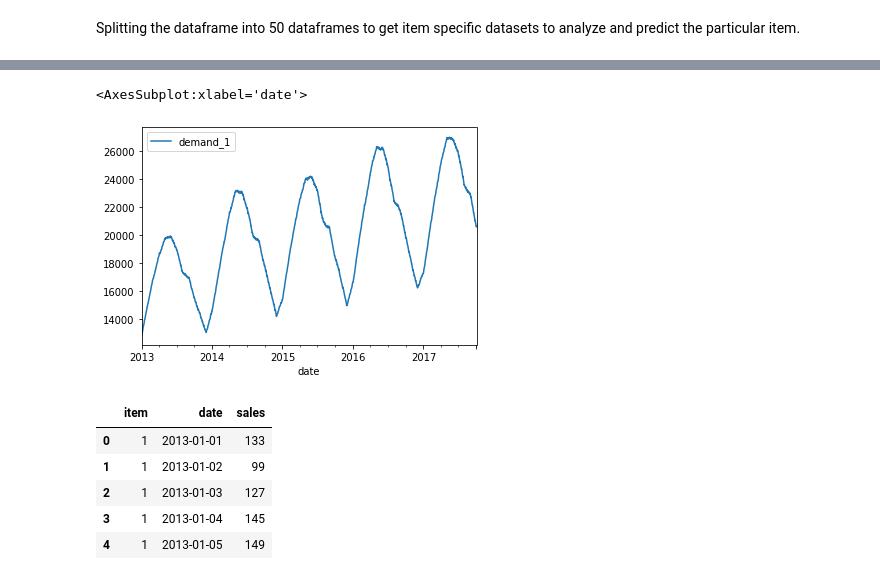
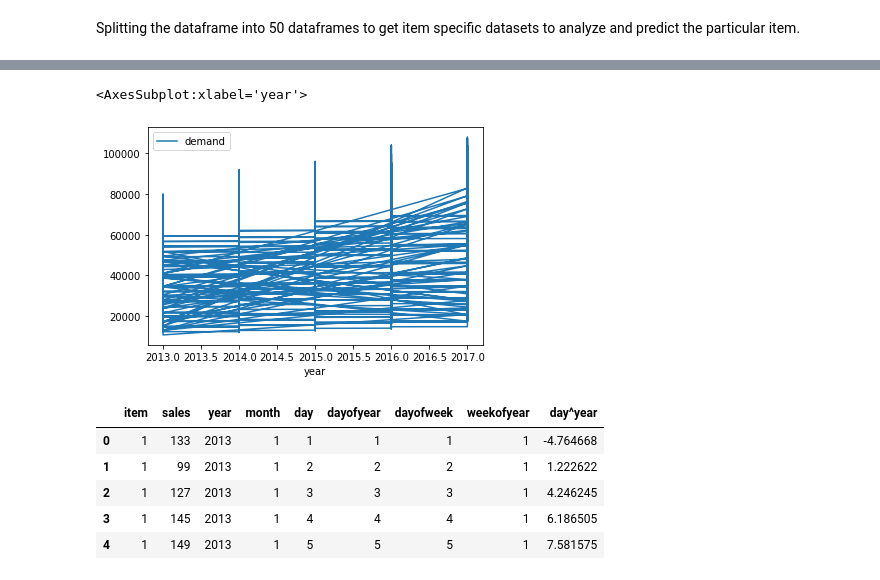
Before and after one commit to Harish-aditya/Inventory_forecasting, a Jupyter notebook: inventoryforecasting.ipynb, the cells around one changed output, grey strips where cells are left out. Drawn from its saved outputs; the diff is of its cells as text; code cells hidden in the pictures.

```diff
--- a/inventoryforecasting.ipynb
+++ b/inventoryforecasting.ipynb
@@ -199,7 +206,9 @@ df_final = pd.DataFrame()
 # %%
-for i in item_seperated_dataframes:
+for i in range(1,51):
+    demand = []
     demand = DataframeDict[i].sales.rolling(window = 90).sum()
     demand = demand.dropna().reset_index(drop= True)
+    DataframeDict[i] = DataframeDict[i].reset_index(drop = True)
     DataframeDict[i]['demand'] = pd.DataFrame(demand)
     DataframeDict[i] = DataframeDict[i].dropna()
-    print(DataframeDict[i])
+    df_final = df_final.append(DataframeDict[i])
@@ -228 +223,3 @@ DataframeDict[9]
+# %%
+df_final = df_final.reset_index(drop = True)
 # %%
@@ -232,2 +240,0 @@ df_final.shape
-# %%
-df_final = pd.DataFrame(DataframeDict)
@@ -258,4 +267,4 @@ def date_features(df):
     return df
 
 # Dates Features for Train, Test
-train, test = date_features(train), date_features(test)
+df_final = date_features(df_final)
@@ -296,26 +305,26 @@ df_item_1
 # %%
 import matplotlib.pyplot as plt
 # %%
-df_item_1.plot(x = 'date',y = 'demand_1')#date vs demand
+df_final.plot(x = 'year',y = 'demand')#date vs demand
 # %% [output]
-<AxesSubplot:xlabel='date'>
+<AxesSubplot:xlabel='year'>
-[figure, old version]
+[figure, new version]
 # %%
 from sklearn.model_selection import train_test_split
 from sklearn.metrics import roc_auc_score,roc_curve,classification_report,accuracy_score,confusion_matrix
 # %%
-X = DataframeDict[1].drop("demand_1", axis=1)
+X = df_final.drop("demand", axis=1)
 
-y = DataframeDict[1].pop("demand_1")
+y = df_final.pop("demand")
 
 X.head()
 # %% [output]
-|  | item | date | sales |
-| 0 | 1 | 2013-01-01 | 133 |
-| 1 | 1 | 2013-01-02 | 99 |
-| 2 | 1 | 2013-01-03 | 127 |
-| 3 | 1 | 2013-01-04 | 145 |
-| 4 | 1 | 2013-01-05 | 149 |
+|  | item | sales | year | month | day | dayofyear | dayofweek | weekofyear | day^year |
+| 0 | 1 | 133 | 2013 | 1 | 1 | 1 | 1 | 1 | -4.764668 |
+| 1 | 1 | 99 | 2013 | 1 | 2 | 2 | 2 | 1 | 1.222622 |
+| 2 | 1 | 127 | 2013 | 1 | 3 | 3 | 3 | 1 | 4.246245 |
+| 3 | 1 | 145 | 2013 | 1 | 4 | 4 | 4 | 1 | 6.186505 |
+| 4 | 1 | 149 | 2013 | 1 | 5 | 5 | 5 | 1 | 7.581575 |
 # %%
 from sklearn.model_selection import train_test_split
 
```
Also changed, not shown: parts of 43 cells of this notebook.
